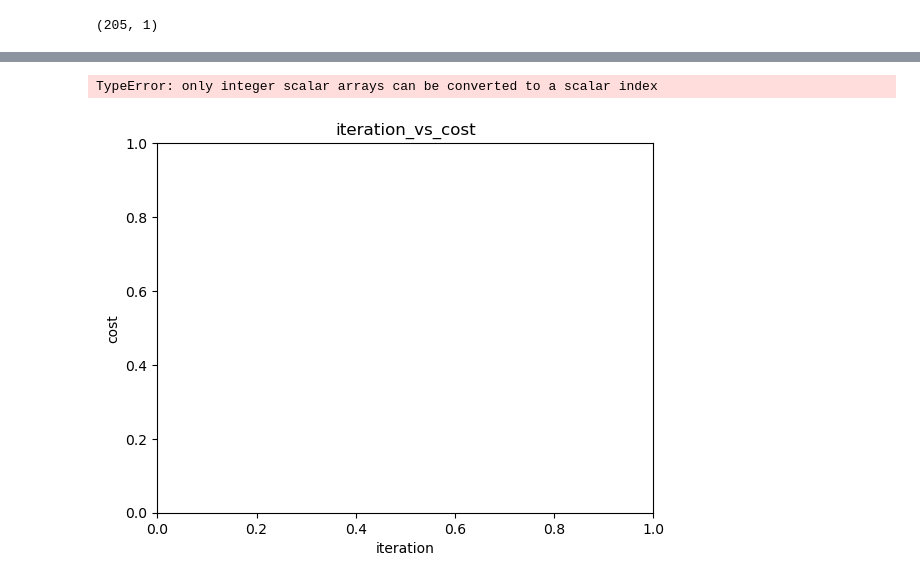
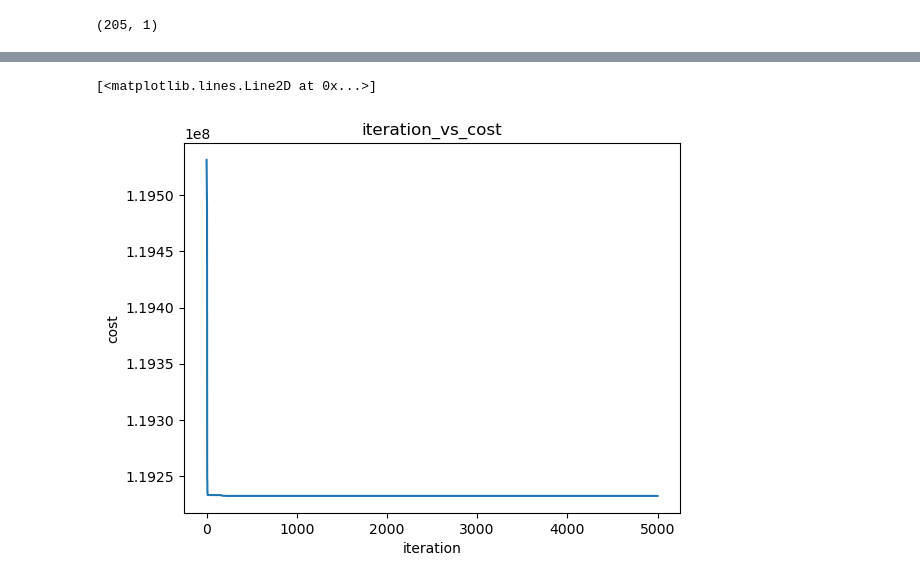
Before and after one commit to sauravbhusal/LINEAR_REGRESSION_FROM_SCRATCH, a Jupyter notebook: multivariate_linear_regression/multivariate_linear_regression.ipynb, the cells around one changed output, grey strips where cells are left out. Saved outputs shown, nothing was run; the diff lists cells and outputs as text; code cells hidden in the pictures.

```diff
--- a/multivariate_linear_regression/multivariate_linear_regression.ipynb
+++ b/multivariate_linear_regression/multivariate_linear_regression.ipynb
@@ -170,6 +174,22 @@ def gradient(x,y,theta):
         j_history[iter] = computecost(x,y,theta)
     return theta,j_history
+# %%
+#Gradient Descent algorithm
+#in this function I replaced the loop with broadcasting using numpy
+#and as a result the execution time is way less in  this function
+#execution time: 1.33 s
+
+def gradient_b(x,y,theta):
+    alpha = 0.001
+    iteration = 5000
+    j_history = np.zeros([iteration,1])
+
+    for iter in range (0,iteration):
+        error = (x@theta)-y
+        theta = theta - ((alpha/m) * np.sum(error*x[:,iter:iter+1]))
+        j_history[iter] = computecost(x,y,theta)
+    return theta,j_history
 # %%
-%time
-theta,J=gradient(x,y,theta)
+%%time
+theta,J=gradient_l(x,y,theta)
 # %% [output]
@@ -181,0 +198,3 @@ TypeError: only size-1 arrays can be converted to Python scalars
+# %%
+%%time
+theta,J=gradient_b(x,y,theta)
@@ -181,0 +204,2 @@ TypeError: only size-1 arrays can be converted to Python scalars
+# %%
+J = np.int32(J)
@@ -182,11 +220,11 @@ TypeError: only size-1 arrays can be converted to Python scalars
 # %%
 #plotting the iteration vs cost graph
 plt.xlabel('iteration')
 plt.ylabel('cost')
 plt.title('iteration_vs_cost')
-plt.plot(range(0,len(J),J))
+plt.plot(range(0,len(J)),J)
 # %% [output]
-TypeError: only integer scalar arrays can be converted to a scalar index
+[<matplotlib.lines.Line2D at 0x...>]
-[figure, old version]
+[figure, new version]
 # %%
 (x@theta).shape
```
Also changed, not shown: parts of 22 cells of this notebook.
